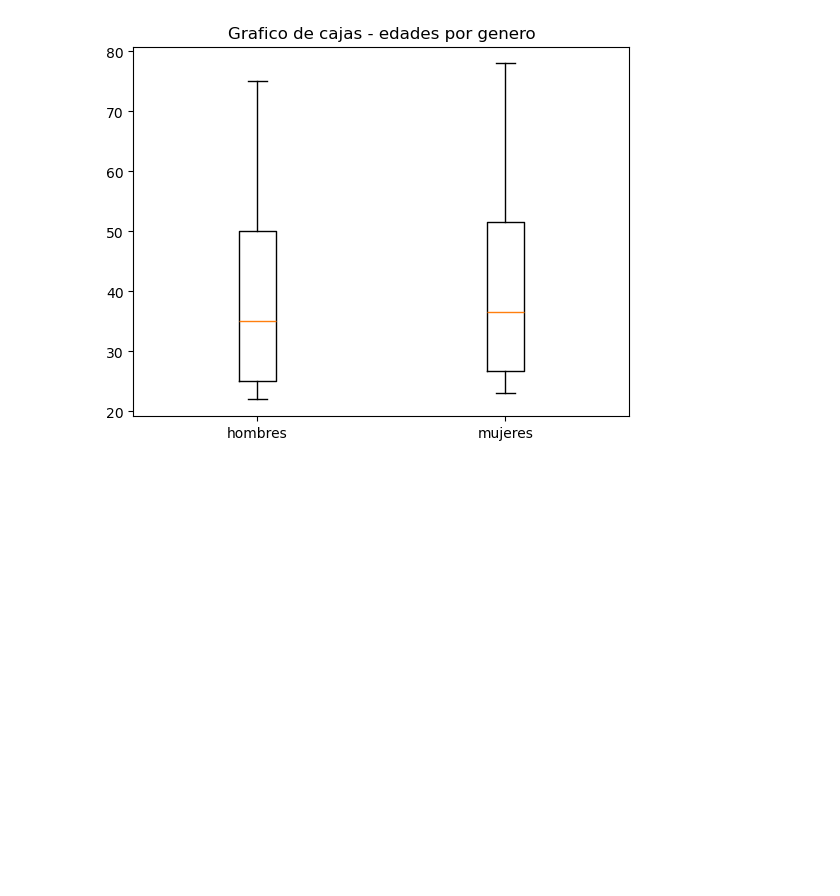
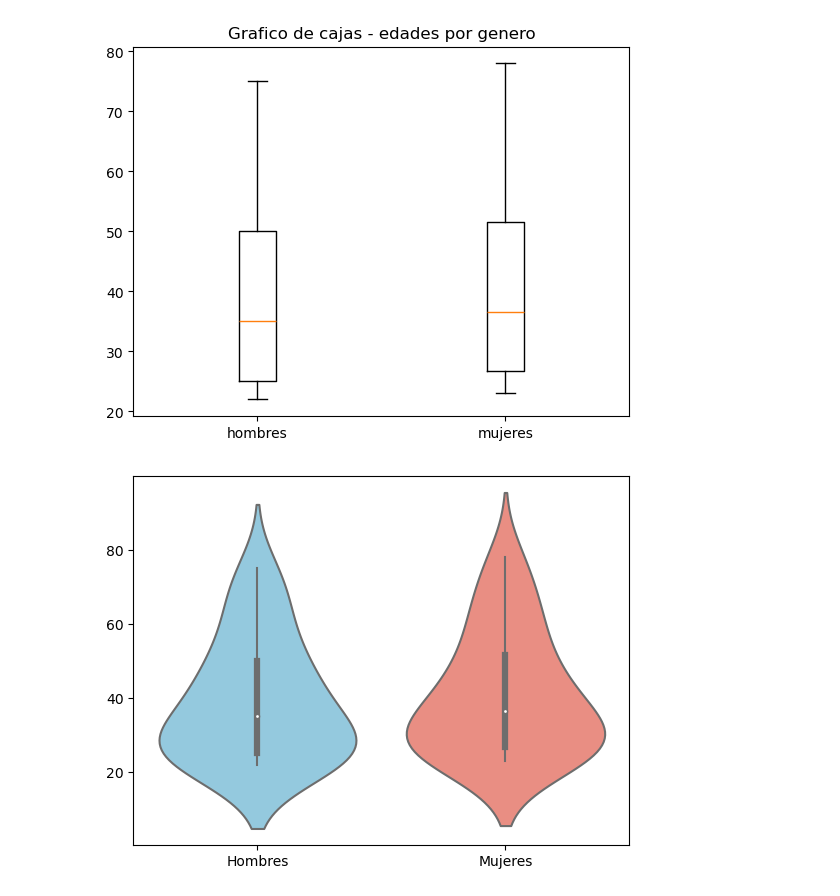
Before and after one commit to vizcardo1199/python-statitics, a Jupyter notebook: MODULO-2/Introduction.ipynb, the cells around one changed output. Saved outputs shown, nothing was run; the diff lists cells and outputs as text; code cells hidden in the pictures; blank space fills up the shorter version.

```diff
--- a/MODULO-2/Introduction.ipynb
+++ b/MODULO-2/Introduction.ipynb
@@ -80,3 +80,23 @@ plt.show()
 [figure]
 # %%
 #hagan el mismo ejemplo con el de niños
+# %%
+# pip install matplotlib
+#DIAGRAMA DE VIOLIN
+
+import matplotlib.pyplot as plt
+import seaborn as sns
+
+# Datos reales: edades de un grupo de personas categorizadas por género
+edades_hombres = [22, 25, 28, 22, 23, 24, 30, 35, 30, 40, 42, 45, 50, 28, 25, 22, 35, 40, 50, 55, 60, 65, 70, 75]
+edades_mujeres = [23, 26, 29, 24, 25, 26, 31, 36, 32, 41, 43, 46, 51, 30, 27, 24, 37, 41, 53, 58, 62, 66, 72, 78]
+
+#creacion del diagrama de violin
+sns.violinplot(data = [edades_hombres ,edades_mujeres ] , palette=['skyblue', 'salmon'] , split=False)
+plt.xticks([0,1] , ['Hombres' , 'Mujeres'])
+plt.show()
+
+#Mas ancho  => mayor densidad de datos en ese rango
+#Mas estrecho => menor densidad de datos en ese rango
+# %% [output]
+[figure, added]
```
Also changed, not shown: parts of 4 cells of this notebook.
